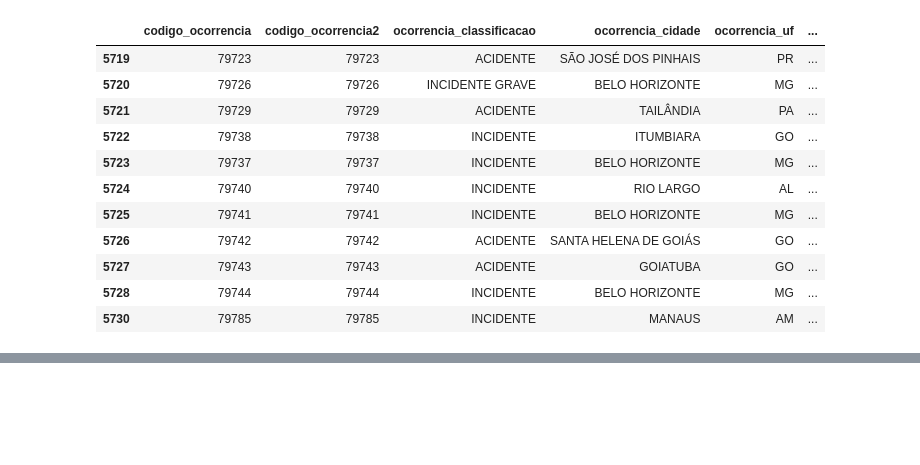
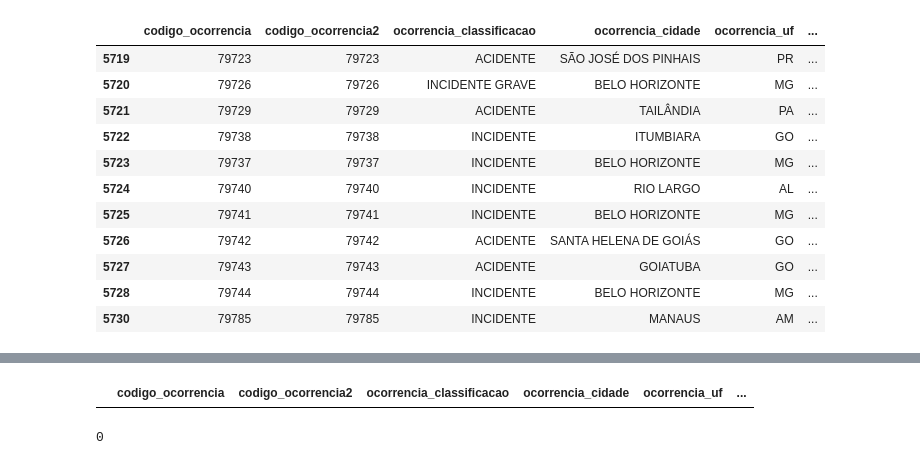
Before and after one commit to jpablolima/etl-python, a Jupyter notebook: transformacao_de_dados.ipynb, the cells around one changed output, grey strips where cells are left out. Cells and saved outputs as stored; diff of their text form; code cells hidden in the pictures; blank space fills up the shorter version.

```diff
--- a/transformacao_de_dados.ipynb
+++ b/transformacao_de_dados.ipynb
@@ -430,0 +582,11 @@ df.loc[filtro1 & filtro2]
+# %%
+filtro1 = dfsudeste2020.ocorrencia_cidade == 'SÃO PAULO'
+filtro2 = dfsudeste2020.total_recomendacoes >  0
+dfsudeste2020.loc[filtro1 & filtro2]
+# %% [output]
+|  | codigo_ocorrencia | codigo_ocorrencia2 | ocorrencia_classificacao | ocorrencia_cidade | ocorrencia_uf | ... |
+# %%
+filtro1 = dfsudeste2020.ocorrencia_cidade == 'SÃO PAULO'
+dfsudeste2020.loc[filtro1].total_recomendacoes.sum()
+# %% [output]
+0
```
Also changed, not shown: parts of 12 cells of this notebook.
